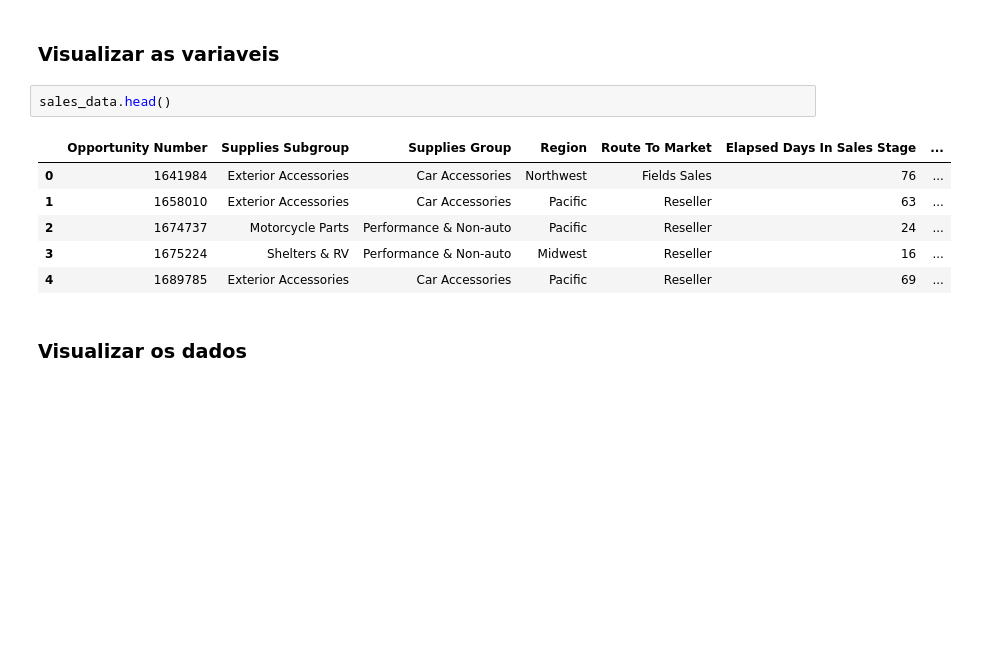
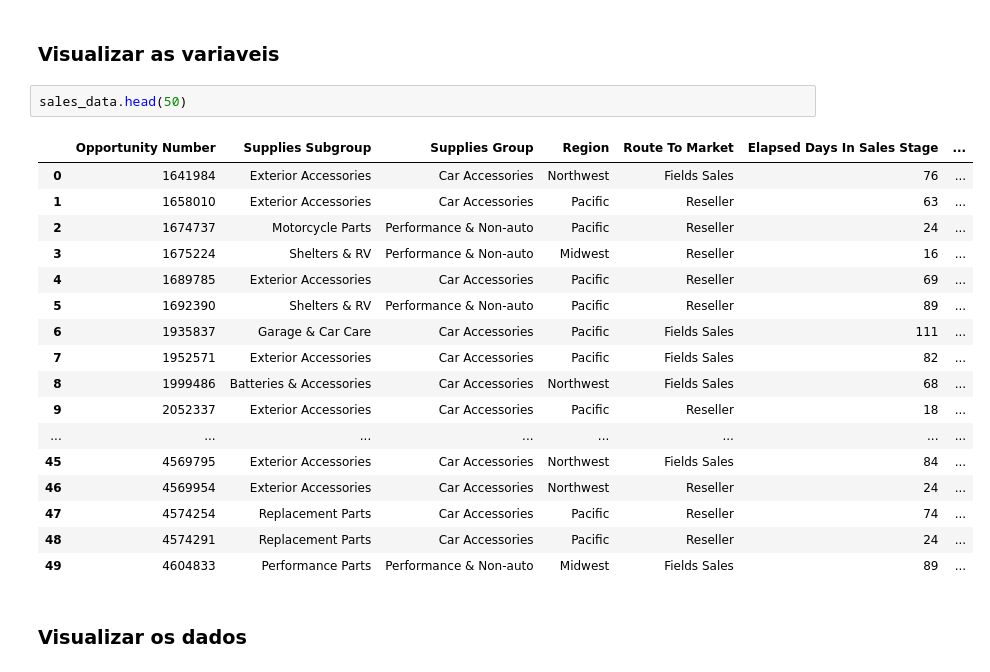
Before and after one commit to RaquelRufino/ProjetoIA, a Jupyter notebook: Sales.ipynb, the cells around one changed output. Saved outputs shown, nothing was run; the diff lists cells and outputs as text; blank space fills up the shorter version.

```diff
--- a/Sales.ipynb
+++ b/Sales.ipynb
@@ -11,14 +12,25 @@ sales_data = pd.read_csv(url)
 # %% [markdown]
 ### Visualizar as variaveis
 # %%
-sales_data.head()
+sales_data.head(50)
 # %% [output]
 |  | Opportunity Number | Supplies Subgroup | Supplies Group | Region | Route To Market | Elapsed Days In Sales Stage | ... |
 | 0 | 1641984 | Exterior Accessories | Car Accessories | Northwest | Fields Sales | 76 | ... |
 | 1 | 1658010 | Exterior Accessories | Car Accessories | Pacific | Reseller | 63 | ... |
 | 2 | 1674737 | Motorcycle Parts | Performance & Non-auto | Pacific | Reseller | 24 | ... |
 | 3 | 1675224 | Shelters & RV | Performance & Non-auto | Midwest | Reseller | 16 | ... |
 | 4 | 1689785 | Exterior Accessories | Car Accessories | Pacific | Reseller | 69 | ... |
+| 5 | 1692390 | Shelters & RV | Performance & Non-auto | Pacific | Reseller | 89 | ... |
+| 6 | 1935837 | Garage & Car Care | Car Accessories | Pacific | Fields Sales | 111 | ... |
+| 7 | 1952571 | Exterior Accessories | Car Accessories | Pacific | Fields Sales | 82 | ... |
+| 8 | 1999486 | Batteries & Accessories | Car Accessories | Northwest | Fields Sales | 68 | ... |
+| 9 | 2052337 | Exterior Accessories | Car Accessories | Pacific | Reseller | 18 | ... |
+| ... | ... | ... | ... | ... | ... | ... | ... |
+| 45 | 4569795 | Exterior Accessories | Car Accessories | Northwest | Fields Sales | 84 | ... |
+| 46 | 4569954 | Exterior Accessories | Car Accessories | Northwest | Reseller | 24 | ... |
+| 47 | 4574254 | Replacement Parts | Car Accessories | Pacific | Reseller | 74 | ... |
+| 48 | 4574291 | Replacement Parts | Car Accessories | Pacific | Reseller | 24 | ... |
+| 49 | 4604833 | Performance Parts | Performance & Non-auto | Midwest | Fields Sales | 89 | ... |
 # %% [markdown]
 ### Visualizar os dados
 # %%
```
Also changed, not shown: parts of 7 cells of this notebook.
